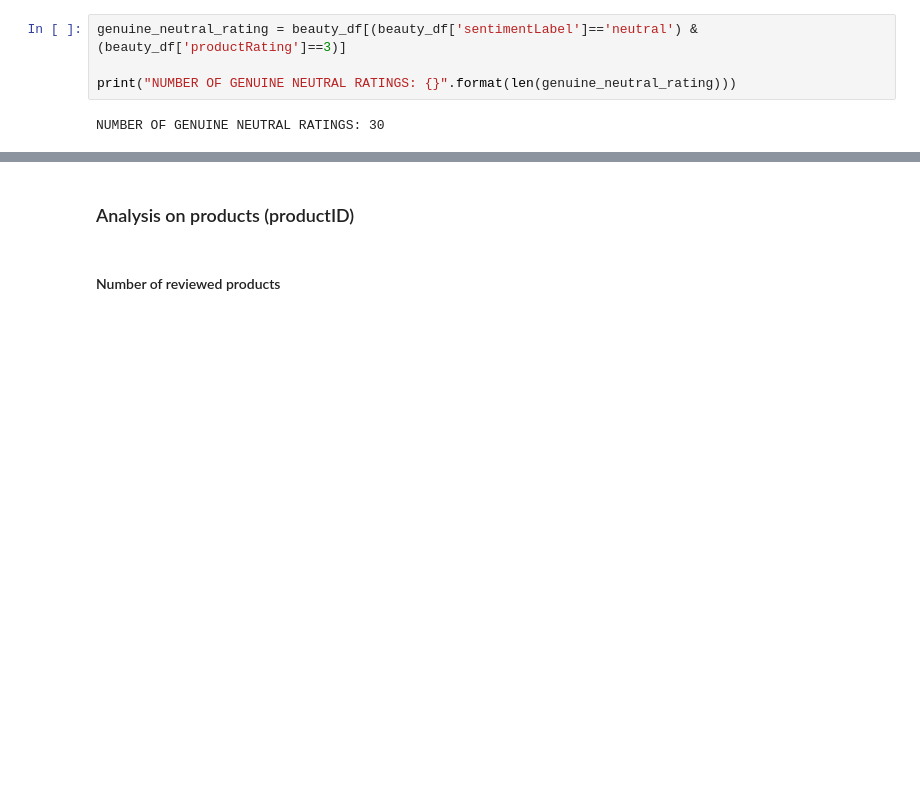
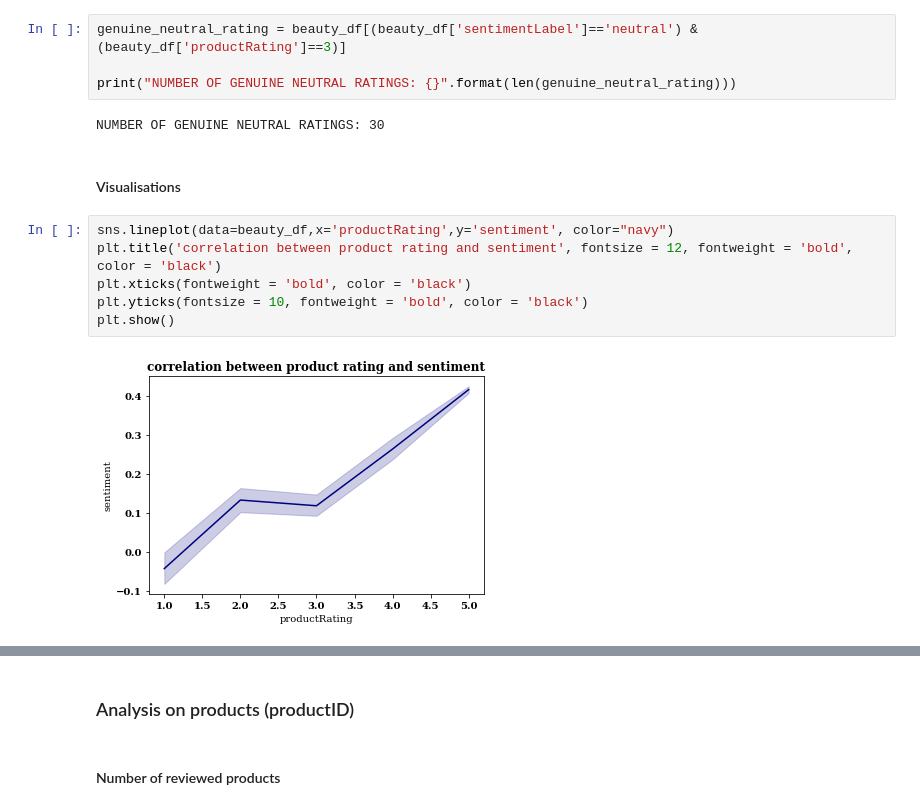
Before and after one commit to ahmadbashorun/AI6-amazon-reviews-EDA-project, a Jupyter notebook: Beauty_cleaning.ipynb, the cells around one changed output, grey strips where cells are left out. Saved outputs shown, nothing was run; the diff lists cells and outputs as text; blank space fills up the shorter version.

```diff
--- a/Beauty_cleaning.ipynb
+++ b/Beauty_cleaning.ipynb
@@ -246,3 +305,13 @@ genuine_neutral_rating = beauty_df[(beauty_df['sentimentLabel']=='neutral') & (b
 print("NUMBER OF GENUINE NEUTRAL RATINGS: {}".format(len(genuine_neutral_rating)))
 # %% [output]
 NUMBER OF GENUINE NEUTRAL RATINGS: 30
+# %% [markdown]
+#### Visualisations
+# %%
+sns.lineplot(data=beauty_df,x='productRating',y='sentiment', color="navy")
+plt.title('correlation between product rating and sentiment', fontsize = 12, fontweight = 'bold', color = 'black')
+plt.xticks(fontweight = 'bold', color = 'black')
+plt.yticks(fontsize = 10, fontweight = 'bold', color = 'black')
+plt.show()
+# %% [output]
+[figure, added]
```
Also changed, not shown: parts of 14 cells of this notebook.
